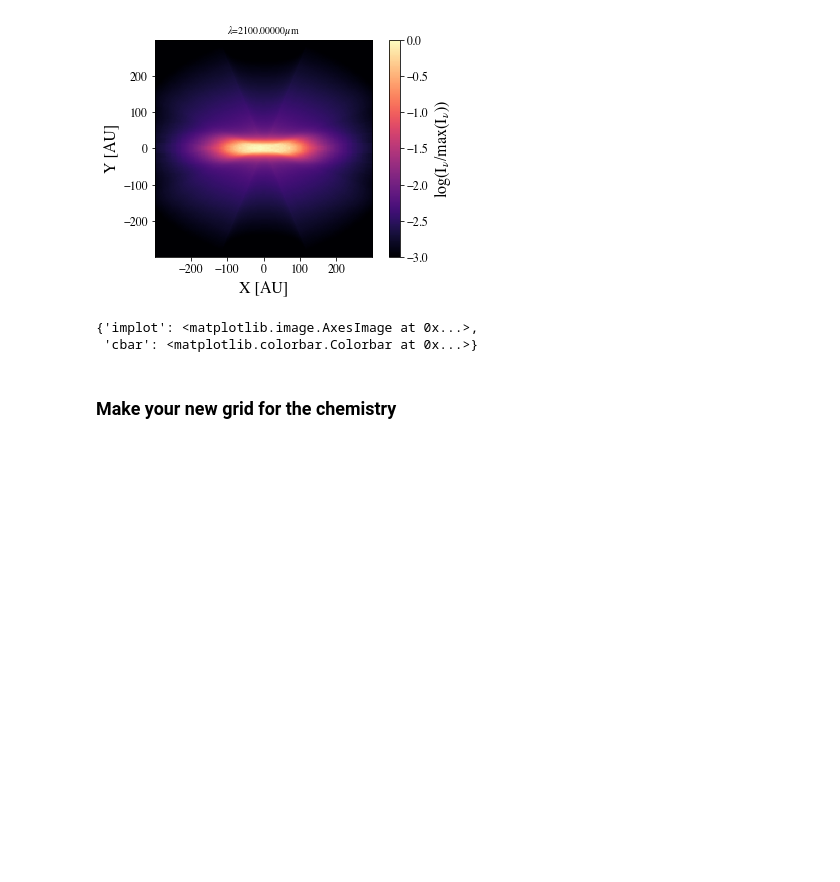
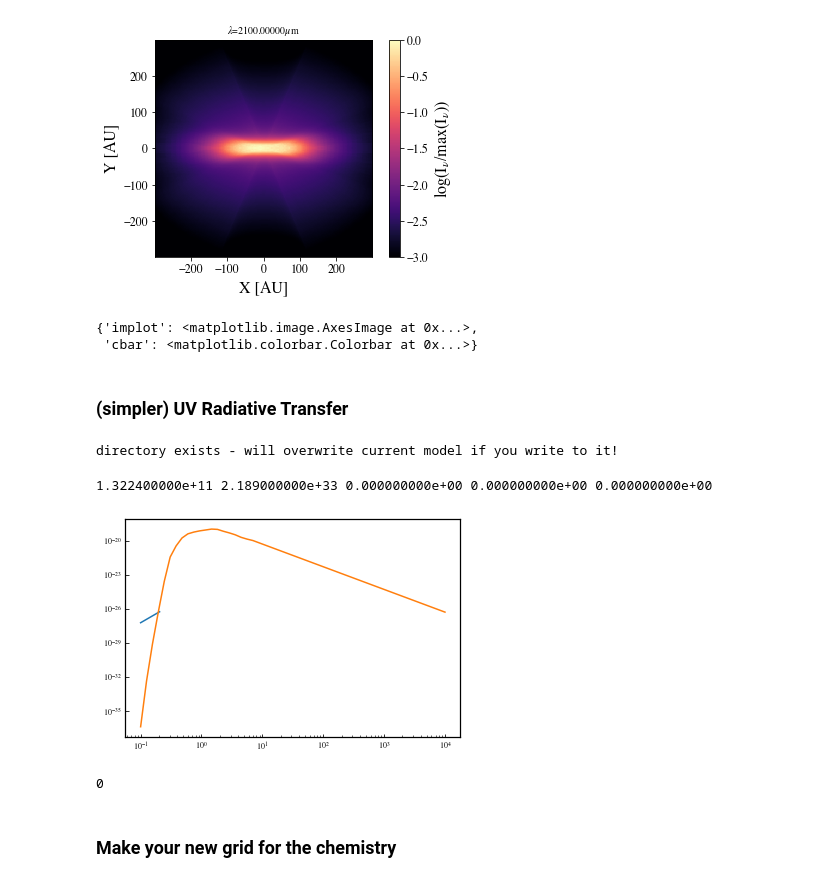
Before and after one commit to uconn-origins/wedgeford, a Jupyter notebook: make_model.ipynb, the cells around one changed output. Drawn from its saved outputs; the diff is of its cells as text; code cells hidden in the pictures; blank space fills up the shorter version.

```diff
--- a/make_model.ipynb
+++ b/make_model.ipynb
@@ -71,3 +71,5 @@ Reading image.out
 [figure]
 {'implot': <matplotlib.image.AxesImage at 0x...>,
  'cbar': <matplotlib.colorbar.Colorbar at 0x...>}
+# %% [markdown]
+### (simpler) UV Radiative Transfer
@@ -74,2 +157,20 @@ Reading image.out
+# %%
+uv1 = he_RT(d1)
+# %% [output]
+directory exists - will overwrite current model if you write to it!
+# %%
+uvlam,fnu = uv1.UV_powerlaw()
+loglog(uvlam,fnu)
+loglog(uv1.star_lam, uv1.star_flux)
+
+uv1.write_radiation_field(uvlam,fnu)
+uv1.write_wavelength_mono(uvlam)
+# %% [output]
+1.322400000e+11 2.189000000e+33 0.000000000e+00 0.000000000e+00 0.000000000e+00
+[figure, added]
+# %%
+uv1.run_RT()
+# %% [output]
+0
 # %% [markdown]
 ### Make your new grid for the chemistry
```
Also changed, not shown: parts of 8 cells of this notebook, 6 other files.
